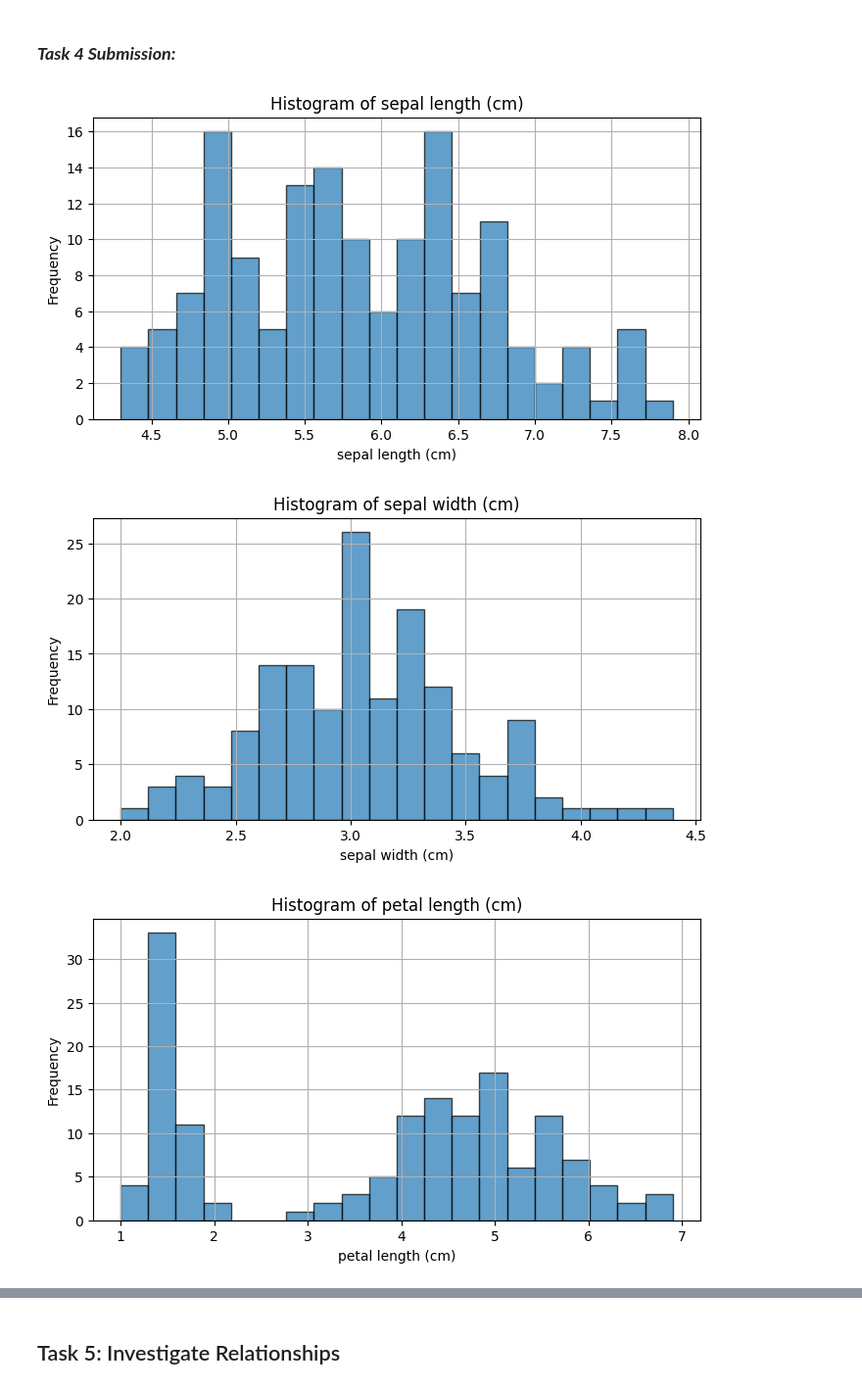
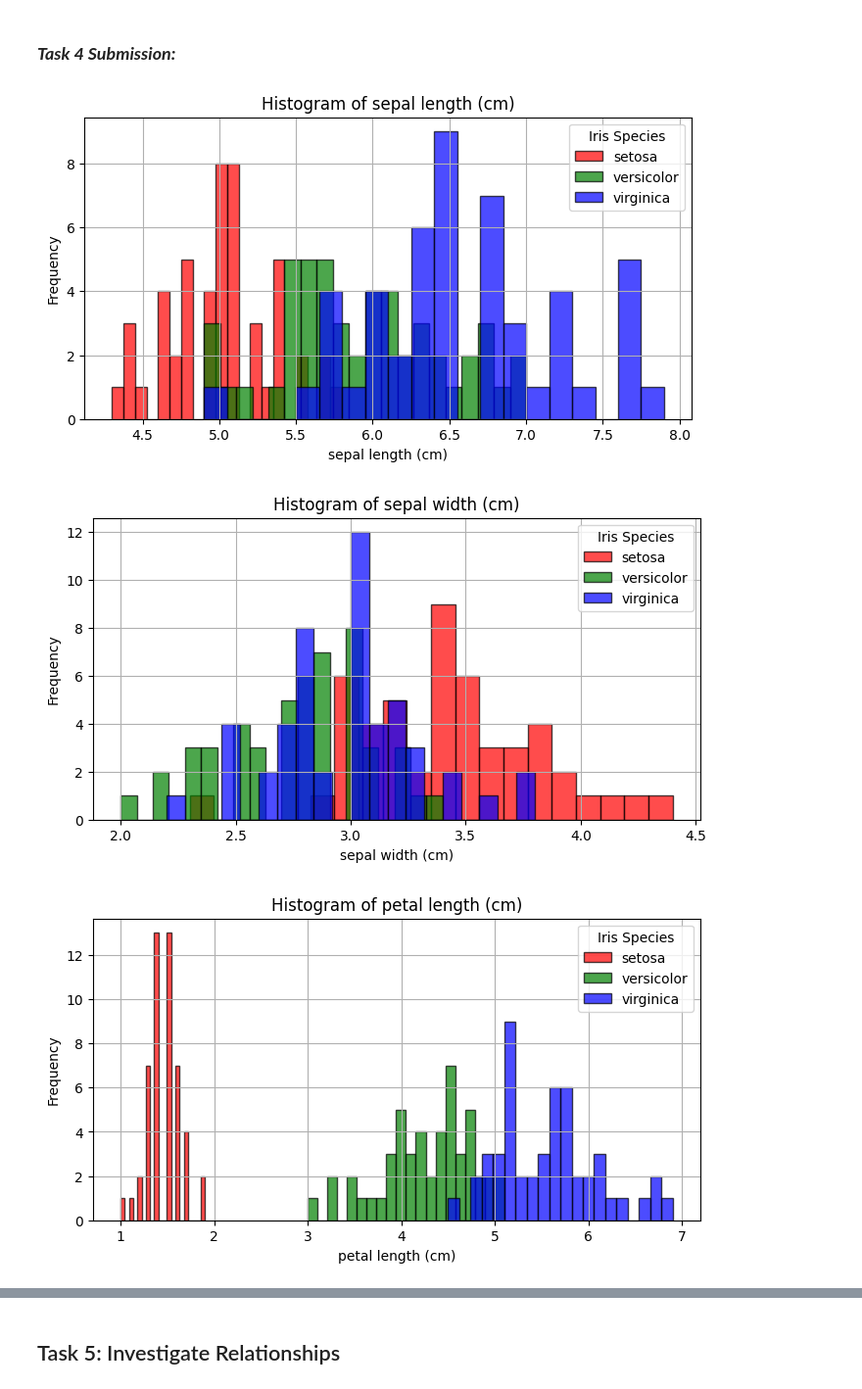
Before and after one commit to skerr17/principles_of_data_analytics, a Jupyter notebook: tasks.ipynb, the cells around one changed output, grey strips where cells are left out. Shown at 98% size. Drawn from its saved outputs; the diff is of its cells as text; code cells hidden in the pictures.

```diff
--- a/tasks.ipynb
+++ b/tasks.ipynb
@@ -208,8 +220,16 @@ def statistic_print(feature, statistics):
         print(f'{stat_name}: {stat_value}') # printing out each statistic
     print('\n')
 
-# looping though the features 1. Creating, 2. Printing the descriptive statistics
-for feature in iris_dataframe.keys():
-    statistics = iris_dataframe[feature].describe()
-    statistic_print(feature, statistics)
+
+
+# Loop through the species in the iris dataset
+# and print the descriptive statistics for each species
+for species in iris_dataframe['species'].unique(): # getting the unique species
+    print(f'Descriptive statistics for species: {species}\n') # printing the species name
+    species_data = iris_dataframe[iris_dataframe['species'] == species]
+    for feature in iris_dataframe.columns[:-2]:  # Exclude 'target' and 'species' columns
+        statistics = species_data[feature].describe()
+        statistic_print(feature, statistics)
+
+# Reference: http://geeksforgeeks.org/get-unique-values-from-a-column-in-pandas-dataframe/
 # %% [output]
@@ -240,20 +260,28 @@ Add appropriate titles and axis labels.
 # %% [markdown]
 ### ***Task 4 Submission:***
 # %%
-import matplotlib.pyplot as plt
-
 # Plot histograms for each feature
 features = iris_dataframe.columns[:-2]  # Exclude 'target' and 'species' columns
+species = iris_dataframe['species'].unique() # getting the unique species
 
+# defining the iris species colours
+species_colours = {'setosa': 'red', 'versicolor': 'green', 'virginica': 'blue'}
+
+# Loop though the features and plot the histogram
 for feature in features:
-    plt.figure(figsize=(8, 4))
-    plt.hist(iris_dataframe[feature], bins=20, edgecolor='k', alpha=0.7)
-    plt.title(f'Histogram of {feature}')
-    plt.xlabel(feature)
-    plt.ylabel('Frequency')
+    plt.figure(figsize=(8, 4)) # sets the size of the graph
+    for specie in species: # loop through the species
+        iris_subset = iris_dataframe[iris_dataframe['species'] == specie] # subset the data by species
+        plt.hist(iris_subset[feature],
+                 bins=20, edgecolor='k', alpha=0.7, label=specie,
+                 color=species_colours[specie]) # plot the histogram
+    plt.title(f'Histogram of {feature}') # title of the graph
+    plt.xlabel(feature) # x-axis label
+    plt.ylabel('Frequency') # y-axis label
+    plt.legend(title='Iris Species') # add the legend
     plt.grid(True)
     plt.show()
 # %% [output]
-[figure, old version]
+[figure, new version]
-[figure, old version]
+[figure, new version]
-[figure, old version]
+[figure, new version]
```
Also changed, not shown: parts of 10 cells of this notebook.
